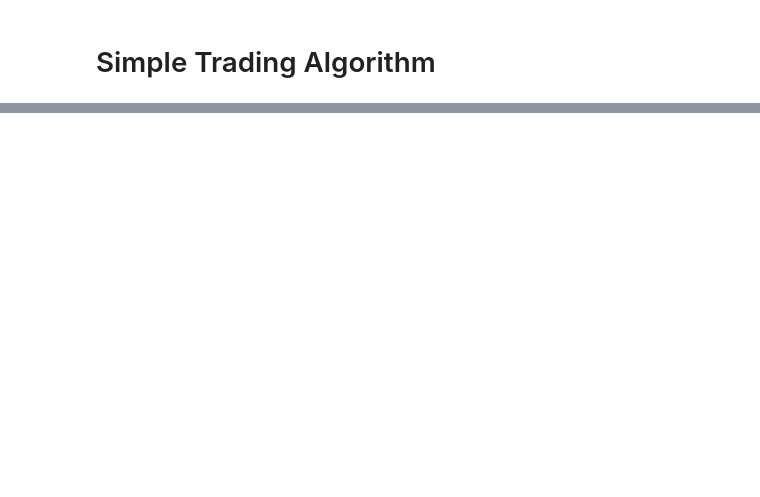
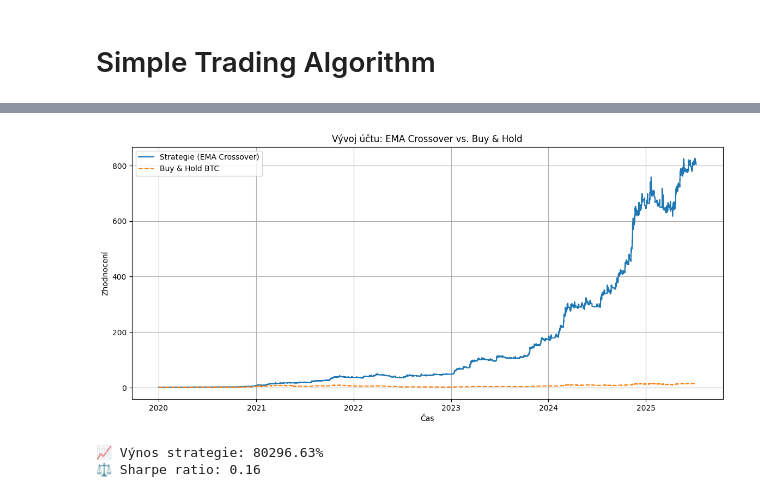
Before and after one commit to patrikherman/Trading_algo_project, a Jupyter notebook: main.ipynb, the cells around one changed output, grey strips where cells are left out. Cells and saved outputs as stored; diff of their text form; code cells hidden in the pictures; blank space fills up the shorter version.

```diff
--- a/main.ipynb
+++ b/main.ipynb
@@ -74,0 +124,41 @@ plt.show()
+# %%
+### EMA
+
+short_window = 10
+long_window = 100
+
+
+df['ema_short'] = df['close'].ewm(span=short_window, adjust=False).mean()
+df['ema_long'] = df['close'].ewm(span=long_window, adjust=False).mean()
+# %%
+
+df['position'] = 0
+df.loc[df['ema_short'] > df['ema_long'], 'position'] = 1
+df['position'] = df['position'].ffill()
+# %%
+# Výnosy
+df['returns'] = df['close'].pct_change()
+df['strategy_returns'] = df['returns'] * df['position']
+df['equity'] = (1 + df['strategy_returns']).cumprod()
+df['buy_hold'] = (1 + df['returns']).cumprod()
+# %%
+plt.figure(figsize=(14, 6))
+plt.plot(df['equity'], label='Strategie (EMA Crossover)')
+plt.plot(df['buy_hold'], label='Buy & Hold BTC', linestyle='--')
+plt.title('Vývoj účtu: EMA Crossover vs. Buy & Hold')
+plt.xlabel('Čas')
+plt.ylabel('Zhodnocení')
+plt.grid(True)
+plt.legend()
+plt.show()
+
+# Výnos + Sharpe
+total_return = df['equity'].iloc[-1] - 1
+sharpe = df['strategy_returns'].mean() / df['strategy_returns'].std() * (24 ** 0.5)
+
+print(f"📈 Výnos strategie: {total_return:.2%}")
+print(f"⚖️ Sharpe ratio: {sharpe:.2f}")
+# %% [output]
+[figure, added]
+📈 Výnos strategie: 80296.63%
+⚖️ Sharpe ratio: 0.16
```
Also changed, not shown: parts of 6 cells of this notebook.
